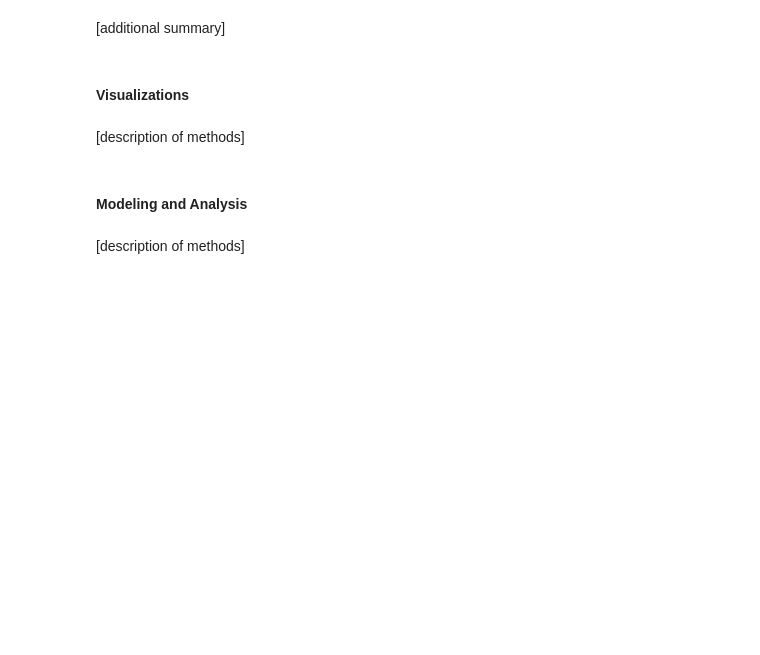
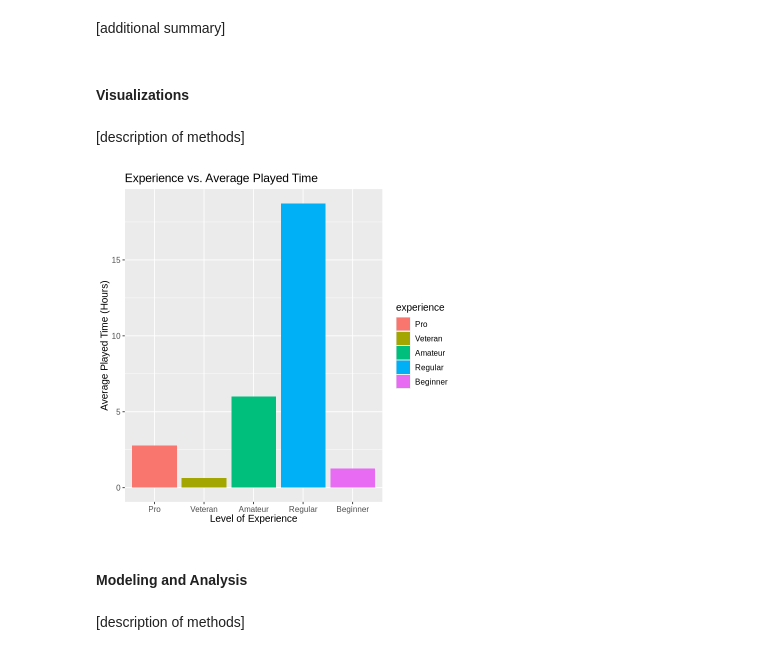
Before and after one commit to HunterBowie/dsci-100-group-005-19, a Jupyter notebook: GROUPdsci100_project.ipynb, the cells around one changed output. Cells and saved outputs as stored; diff of their text form; code cells hidden in the pictures; blank space fills up the shorter version.

Commit message:
Created Experience Barplot
done

```diff
--- a/GROUPdsci100_project.ipynb
+++ b/GROUPdsci100_project.ipynb
@@ -149,7 +149,7 @@ We need to convert columns to their proper types—experience and gender as fact
 # players2
 
 players <- players |>
-    mutate(individualId = seq(1, 194),
+    mutate(individualId = seq(1, 196),
         experience = as_factor(experience),
         gender = as_factor(gender),
         Age = as.integer(Age)) |>
@@ -213,7 +213,19 @@ A tibble: 6 × 2
 # %%
 # these visualizations are relevant for exploratory data analysis and related to the planned analysis
 
 # note: all figures should have a figure number and a legend
+experience_mean <- players |>
+    group_by(experience) |>
+    summarize(mean_played_hours = mean(played_hours))
+options(repr.plot.width = 6, repr.plot.height = 6)
+experience_hours <- ggplot(experience_mean, aes(x = experience, y = mean_played_hours, fill = experience)) +
+                    geom_bar(stat = "identity") +
+                    labs(x = "Level of Experience", y = "Average Played Time (Hours)", title = "Experience vs. Average Played Time") +
+                    theme(text = element_text(size = 12))
+
+experience_hours
+# %% [output]
+[figure, added]
 # %% [markdown]
 #### Modeling and Analysis
 # %% [markdown]
```
Also changed, not shown: parts of 1 cell of this notebook.
